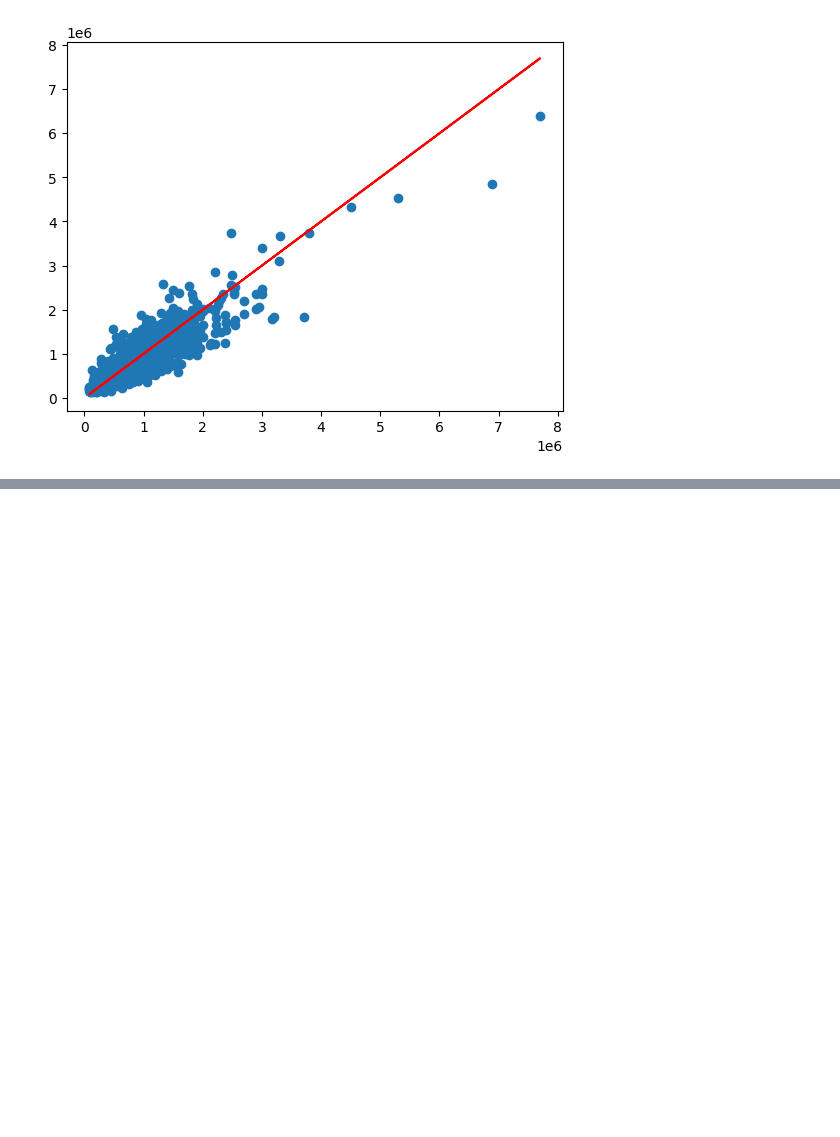
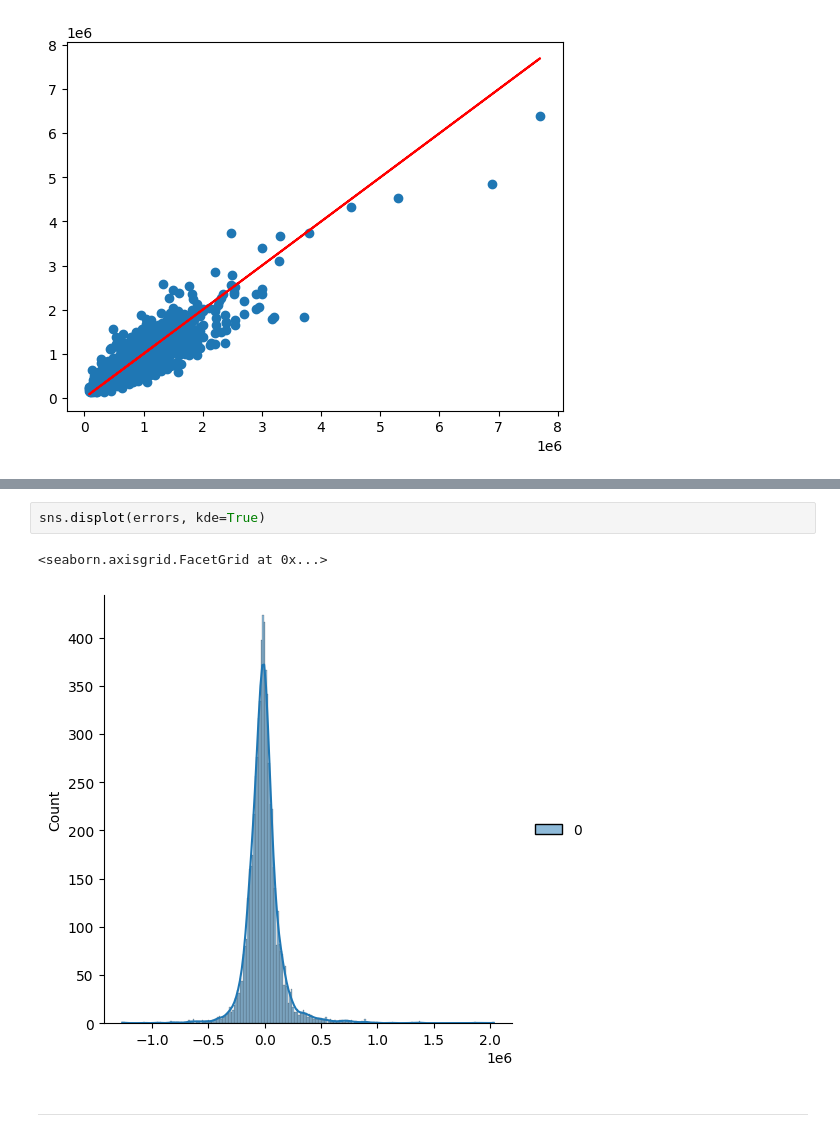
Before and after one commit to Sabbha20/ten-k-learn, a Jupyter notebook: 01 tensorflow-Keras/01 - Keras Regression.ipynb, the cells around one changed output, grey strips where cells are left out. Drawn from its saved outputs; the diff is of its cells as text; blank space fills up the shorter version.

```diff
--- a/01 tensorflow-Keras/01 - Keras Regression.ipynb
+++ b/01 tensorflow-Keras/01 - Keras Regression.ipynb
@@ -615,0 +645,7 @@ plt.plot(y_test, y_test, 'r')
+# %%
+sns.displot(errors, kde=True)
+# %% [output]
+<seaborn.axisgrid.FacetGrid at 0x...>
+[figure, added]
+# %% [markdown]
+---
```
Also changed, not shown: parts of 3 cells of this notebook.
